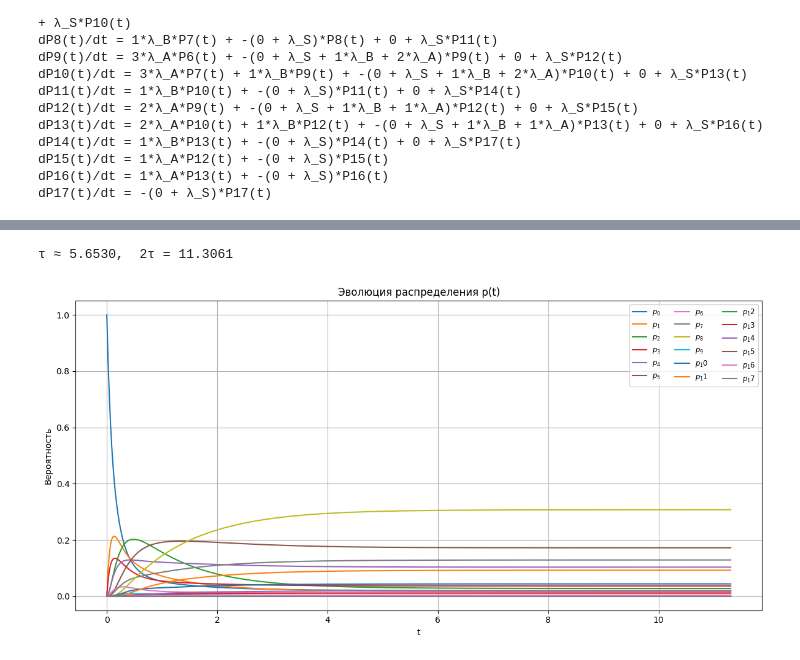
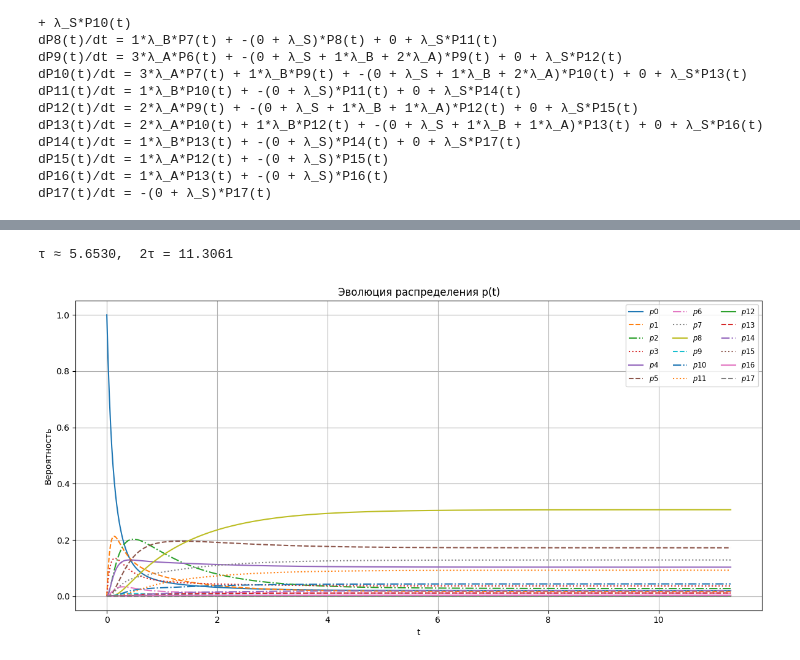
Before and after one commit to nupellot/Markov-chains, a Jupyter notebook: 2.2.ipynb, the cells around one changed output, grey strips where cells are left out. Saved outputs shown, nothing was run; the diff lists cells and outputs as text; code cells hidden in the pictures.

```diff
--- a/2.2.ipynb
+++ b/2.2.ipynb
@@ -537,77 +537,109 @@ def solve_ctmc(
     atol: float = 1e-10,
 ) -> tuple[np.ndarray, np.ndarray, float]:
     """
-    Интегрирует ṗ = p Q, пока ‖p-π‖ ≤ rel_tol‖π‖; затем на [0, 2τ].
+    Интегрирует систему дифференциальных уравнений ṗ = p Q с использованием метода
+    численного интегрирования (по умолчанию 'BDF'), пока не будет выполнен критерий
+    сходимости по отношению к стационарному распределению. После нахождения времени τ,
+    выполняется интегрирование на интервале [0, 2τ].
 
-    Возврат:
-        t  — 1‑D массив времени,
-        P  — 2‑D массив shape=(m, len(t)) с распределением p(t),
-        τ  — время переходного процесса.
+    Параметры:
+        Q : np.ndarray
+            Матрица интенсивностей для цепи Маркова размером (m, m).
+        initial_state : int, default 0
+            Индекс начального состояния, в котором система находится в момент времени t=0.
+        rel_tol : float, default 0.01
+            Относительная погрешность для критерия сходимости ‖p(t) - π‖ ≤ rel_tol * ‖π‖.
+        method : str, default 'BDF'
+            Метод численного интегрирования, используемый в solve_ivp.
+        rtol, atol : float, default 1e-8, 1e-10
+            Относительная и абсолютная погрешности для solve_ivp.
+
+    Возвращает:
+        t : np.ndarray
+            Массив времени от 0 до 2τ.
+        P : np.ndarray
+            Матрица вероятностей состояний системы на каждом временном шаге.
+        tau : float
+            Время переходного процесса, когда ‖p(t) - π‖ ≤ rel_tol * ‖π‖.
     """
-    m = Q.shape[0]
+    m = Q.shape[0]  # Размерность матрицы интенсивностей
 
-    # p(0)
-    p0 = np.zeros(m)
-    p0[initial_state] = 1.0
+    # Начальные условия: система начинается в состоянии initial_state
+    p0 = np.zeros(m)  # Вектор вероятностей
+    p0[initial_state] = 1.0  # Вероятность в начальном состоянии равна 1
 
-    # π и его норма
+    # Нормируем вектор стационарного распределения π
     norm_pi = norm(pi_end)
 
-    def rhs(t, p):                # p — 1‑D array
+    # Функция для вычисления правой части системы уравнений ṗ = p Q
+    def rhs(t, p):
         return p @ Q
 
+    # Функция для определения события, когда система достигает стационарного распределения
     def ev_conv(t, p):
         return norm(p - pi_end) - rel_tol * norm_pi
-    ev_conv.terminal = True
-    ev_conv.direction = -1.0
+    ev_conv.terminal = True  # Останавливаем интегрирование, когда событие срабатывает
+    ev_conv.direction = -1.0  # Ожидаем пересечения сверху вниз
 
-    # ---------- прогон №1: ищем τ ----------
+    # ---------- Первый прогон: ищем время τ ----------
     sol1 = solve_ivp(
         rhs,
-        (0.0, 1e4),
+        (0.0, 1e4),  # Интегрируем на длительном интервале для достижения сходимости
         p0,
         method=method,
         rtol=rtol,
         atol=atol,
-        events=ev_conv,
+        events=ev_conv,  # Устанавливаем событие для остановки по достижению сходимости
     )
+
+    # Если событие не сработало, то ошибка
     if not sol1.t_events[0].size:
         raise RuntimeError("Критерий сходимости 1 % не достигнут на [0, 1e4].")
 
+    # Получаем время переходного процесса τ
     tau = float(sol1.t_events[0][0])
 
-    # ---------- прогон №2: решение на [0, 2τ] ----------
-    t_eval = np.linspace(0.0, 2.0 * tau, 500)
+    # ---------- Второй прогон: интегрируем на интервале [0, 2τ] ----------
+    t_eval = np.linspace(0.0, 2.0 * tau, 500)  # Массив временных точек для второй части
     sol2 = solve_ivp(
         rhs,
-        (0.0, 2.0 * tau),
+        (0.0, 2.0 * tau),  # Интегрируем до времени 2τ
         p0,
         method=method,
-        t_eval=t_eval,
+        t_eval=t_eval,  # Задаем временные точки для вычислений
         rtol=rtol,
         atol=atol,
     )
 
-    return sol2.t, sol2.y, tau
+    return sol2.t, sol2.y, tau  # Возвращаем результат: время, вероятности и τ
 
 
 if __name__ == "__main__":
 
-    states, Q = build_Q_matrix_cold_standby_numeric(lambda_A, lambda_B)
+    # Генерация матрицы интенсивностей для цепи Маркова, например, из функции build_Q_matrix_cold_standby_numeric
+    states, Q = build_Q_matrix_cold_standby_numeric(lambda_A, lambda_B)  # Эта функция должна быть определена вами
 
-    t, P, tau = solve_ctmc(Q)
+    # Решение системы и получение времени τ и соответствующего распределения вероятностей
+    t, P, tau = solve_ctmc(Q)  # Вызов функции численного интегрирования
+
+    # Выводим время переходного процесса τ и удвоенное время
     print(f"τ ≈ {tau:.4f},  2τ = {2*tau:.4f}")
 
+    # Построение графика эволюции распределений вероятностей по состояниям
     plt.figure(figsize=(12, 6))
+
+    # Используем разные стили линий для различных состояний
+    line_styles = ['-', '--', '-.', ':']  # Массив разных стилей линий
     for i, p_i in enumerate(P):
-        plt.plot(t, p_i, label=f'$p_{i}$')
-    plt.xlabel('t')
-    plt.ylabel('Вероятность')
-    plt.title('Эволюция распределения p(t)')
-    plt.grid(True)
-    plt.legend(ncol=3, fontsize='small')
-    plt.tight_layout()
-    plt.show()
+        plt.plot(t, p_i, label=f'$p   {i}$', linestyle=line_styles[i % len(line_styles)])  # Разные стили для разных линий
+
+    plt.xlabel('t')  # Подпись оси X
+    plt.ylabel('Вероятность')  # Подпись оси Y
+    plt.title('Эволюция распределения p(t)')  # Заголовок графика
+    plt.grid(True)  # Включаем сетку
+    plt.legend(ncol=3, fontsize='small')  # Легенда
+    plt.tight_layout()  # Подгоняем макет
+    plt.show()  # Показываем график
 # %% [output]
 τ ≈ 5.6530,  2τ = 11.3061
-[figure, old version]
+[figure, new version]
```
Also changed, not shown: parts of 2 cells of this notebook.
